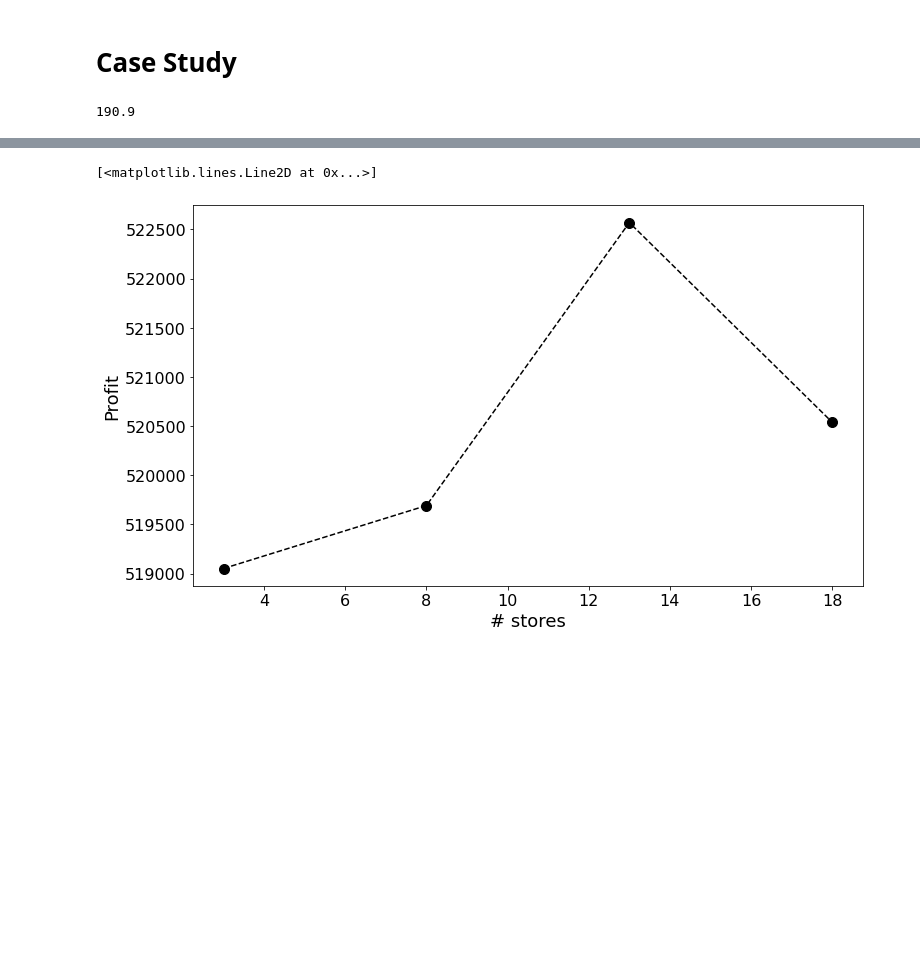
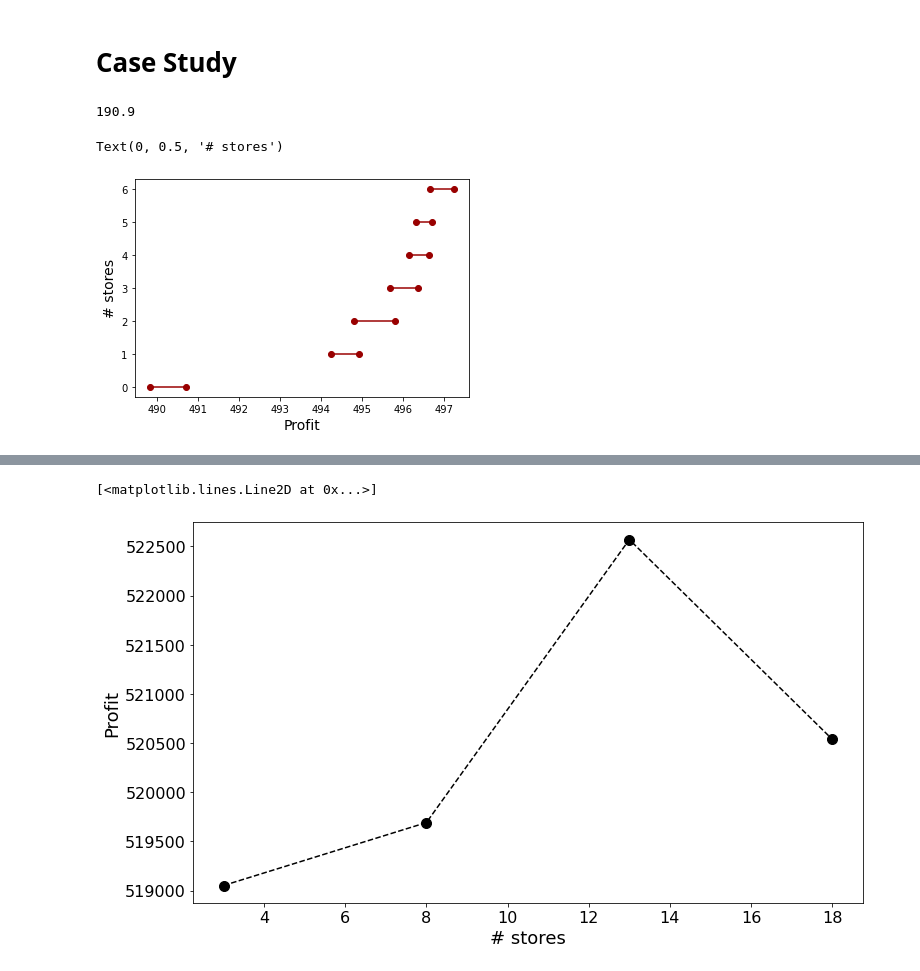
Before and after one commit to riabova/bilevel_pricing, a Jupyter notebook: code/python/plots.ipynb, the cells around one changed output, grey strips where cells are left out. Drawn from its saved outputs; the diff is of its cells as text; code cells hidden in the pictures; blank space fills up the shorter version.

```diff
--- a/code/python/plots.ipynb
+++ b/code/python/plots.ipynb
@@ -25,0 +25,12 @@ spent = [884, 1145, 2111, 1249]
+# %%
+#fig, ax = plt.subplots(figsize=(12, 7))
+#plt.plot([x[0] for x in intervals], range(7), linestyle="--", color="black")
+#plt.plot([x[1] for x in intervals], range(7), linestyle="--")
+for i in range(7):
+    plt.plot((intervals[i][0]/1000, intervals[i][1]/1000), (i, i), 'ro-', color="#990000")
+plt.yticks(range(7))
+plt.xlabel("Profit", fontsize=14)
+plt.ylabel("# stores", fontsize=14)
+# %% [output]
+Text(0, 0.5, '# stores')
+[figure, added]
```
Also changed, not shown: parts of 10 cells of this notebook, 23 other files.
